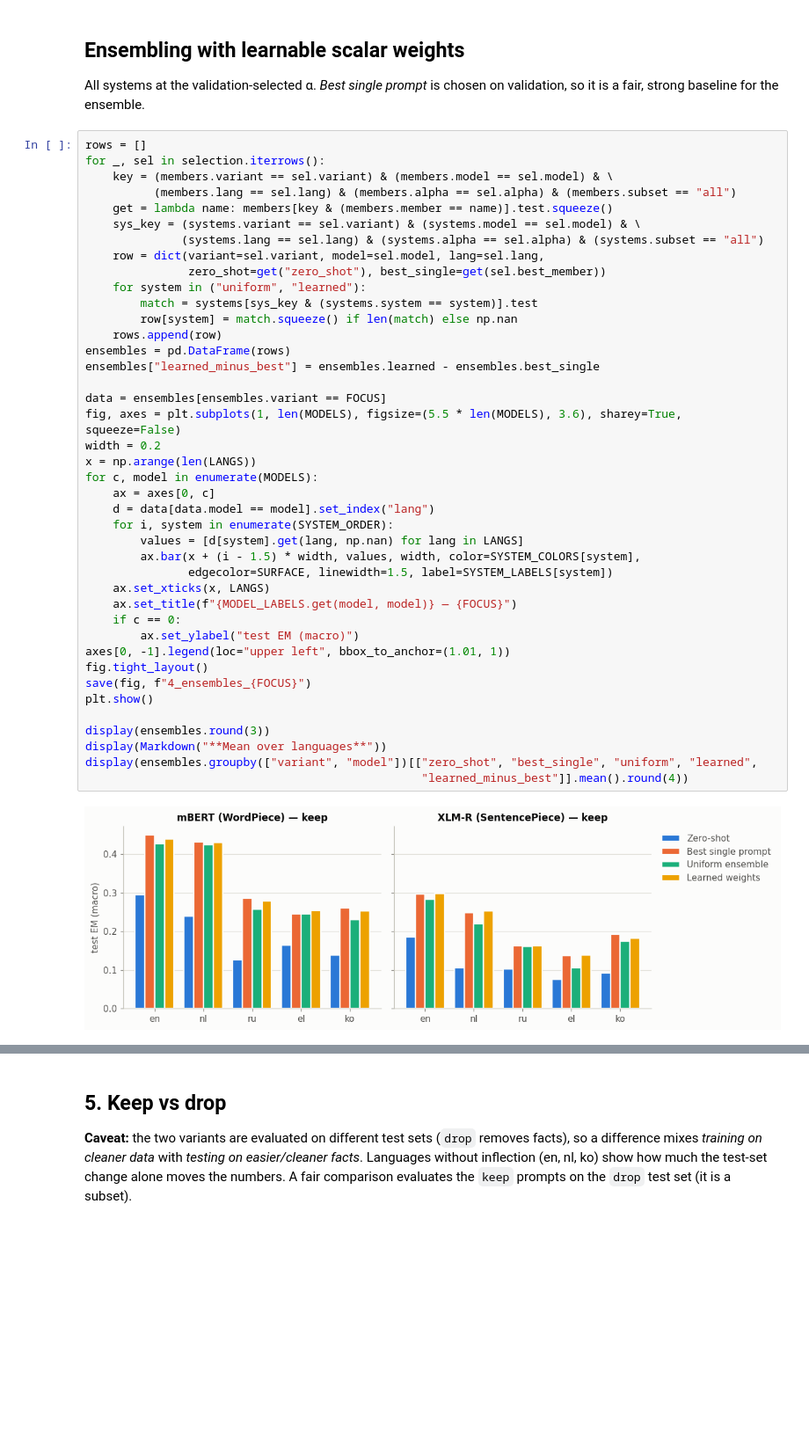
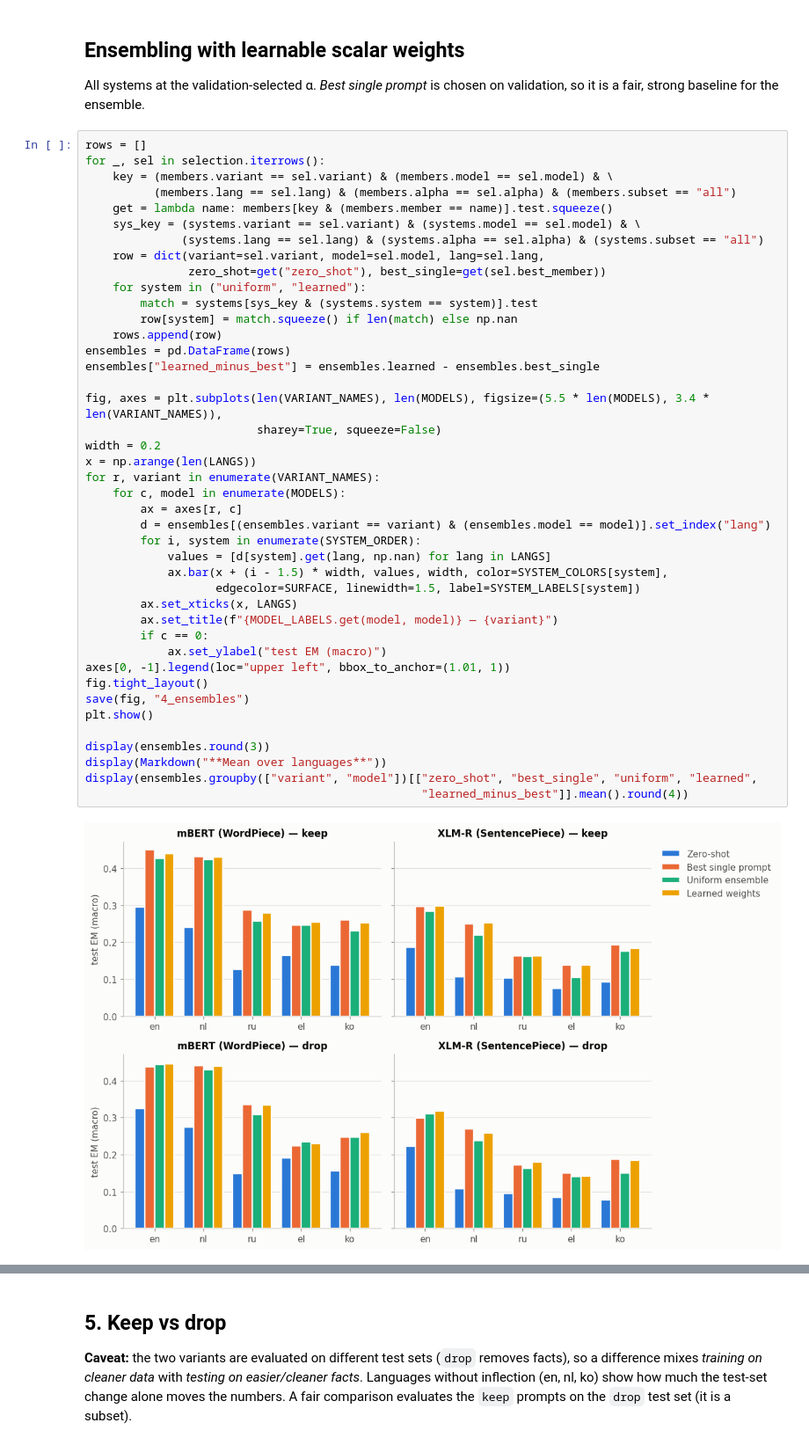
Before and after one commit to S-Chaudhuri/Multilingual_NLP_Project, a Jupyter notebook: pipeline_v1/analysis/Hypothesis_analysis.ipynb, the cells around one changed output, grey strips where cells are left out. Shown at 88% size. Cells and saved outputs as stored; diff of their text form; blank space fills up the shorter version.

```diff
--- a/pipeline_v1/analysis/Hypothesis_analysis.ipynb
+++ b/pipeline_v1/analysis/Hypothesis_analysis.ipynb
@@ -436,46 +436,47 @@ fair, strong baseline for the ensemble.
 # %%
 rows = []
 for _, sel in selection.iterrows():
     key = (members.variant == sel.variant) & (members.model == sel.model) & \
           (members.lang == sel.lang) & (members.alpha == sel.alpha) & (members.subset == "all")
     get = lambda name: members[key & (members.member == name)].test.squeeze()
     sys_key = (systems.variant == sel.variant) & (systems.model == sel.model) & \
               (systems.lang == sel.lang) & (systems.alpha == sel.alpha) & (systems.subset == "all")
     row = dict(variant=sel.variant, model=sel.model, lang=sel.lang,
                zero_shot=get("zero_shot"), best_single=get(sel.best_member))
     for system in ("uniform", "learned"):
         match = systems[sys_key & (systems.system == system)].test
         row[system] = match.squeeze() if len(match) else np.nan
     rows.append(row)
 ensembles = pd.DataFrame(rows)
 ensembles["learned_minus_best"] = ensembles.learned - ensembles.best_single
 
-data = ensembles[ensembles.variant == FOCUS]
-fig, axes = plt.subplots(1, len(MODELS), figsize=(5.5 * len(MODELS), 3.6), sharey=True, squeeze=False)
+fig, axes = plt.subplots(len(VARIANT_NAMES), len(MODELS), figsize=(5.5 * len(MODELS), 3.4 * len(VARIANT_NAMES)),
+                         sharey=True, squeeze=False)
 width = 0.2
 x = np.arange(len(LANGS))
-for c, model in enumerate(MODELS):
-    ax = axes[0, c]
-    d = data[data.model == model].set_index("lang")
-    for i, system in enumerate(SYSTEM_ORDER):
-        values = [d[system].get(lang, np.nan) for lang in LANGS]
-        ax.bar(x + (i - 1.5) * width, values, width, color=SYSTEM_COLORS[system],
-               edgecolor=SURFACE, linewidth=1.5, label=SYSTEM_LABELS[system])
-    ax.set_xticks(x, LANGS)
-    ax.set_title(f"{MODEL_LABELS.get(model, model)} — {FOCUS}")
-    if c == 0:
-        ax.set_ylabel("test EM (macro)")
+for r, variant in enumerate(VARIANT_NAMES):
+    for c, model in enumerate(MODELS):
+        ax = axes[r, c]
+        d = ensembles[(ensembles.variant == variant) & (ensembles.model == model)].set_index("lang")
+        for i, system in enumerate(SYSTEM_ORDER):
+            values = [d[system].get(lang, np.nan) for lang in LANGS]
+            ax.bar(x + (i - 1.5) * width, values, width, color=SYSTEM_COLORS[system],
+                   edgecolor=SURFACE, linewidth=1.5, label=SYSTEM_LABELS[system])
+        ax.set_xticks(x, LANGS)
+        ax.set_title(f"{MODEL_LABELS.get(model, model)} — {variant}")
+        if c == 0:
+            ax.set_ylabel("test EM (macro)")
 axes[0, -1].legend(loc="upper left", bbox_to_anchor=(1.01, 1))
 fig.tight_layout()
-save(fig, f"4_ensembles_{FOCUS}")
+save(fig, "4_ensembles")
 plt.show()
 
 display(ensembles.round(3))
 display(Markdown("**Mean over languages**"))
 display(ensembles.groupby(["variant", "model"])[["zero_shot", "best_single", "uniform", "learned",
                                                  "learned_minus_best"]].mean().round(4))
 # %% [output]
-[figure, old version]
+[figure, new version]
 |  | variant | model | lang | zero_shot | best_single | uniform | learned | learned_minus_best |
 | 0 | keep | mbert_base | el | 0.164 | 0.245 | 0.245 | 0.254 | 0.008 |
 | 1 | keep | mbert_base | en | 0.295 | 0.449 | 0.427 | 0.440 | -0.010 |
```
Also changed, not shown: parts of 2 cells of this notebook.
